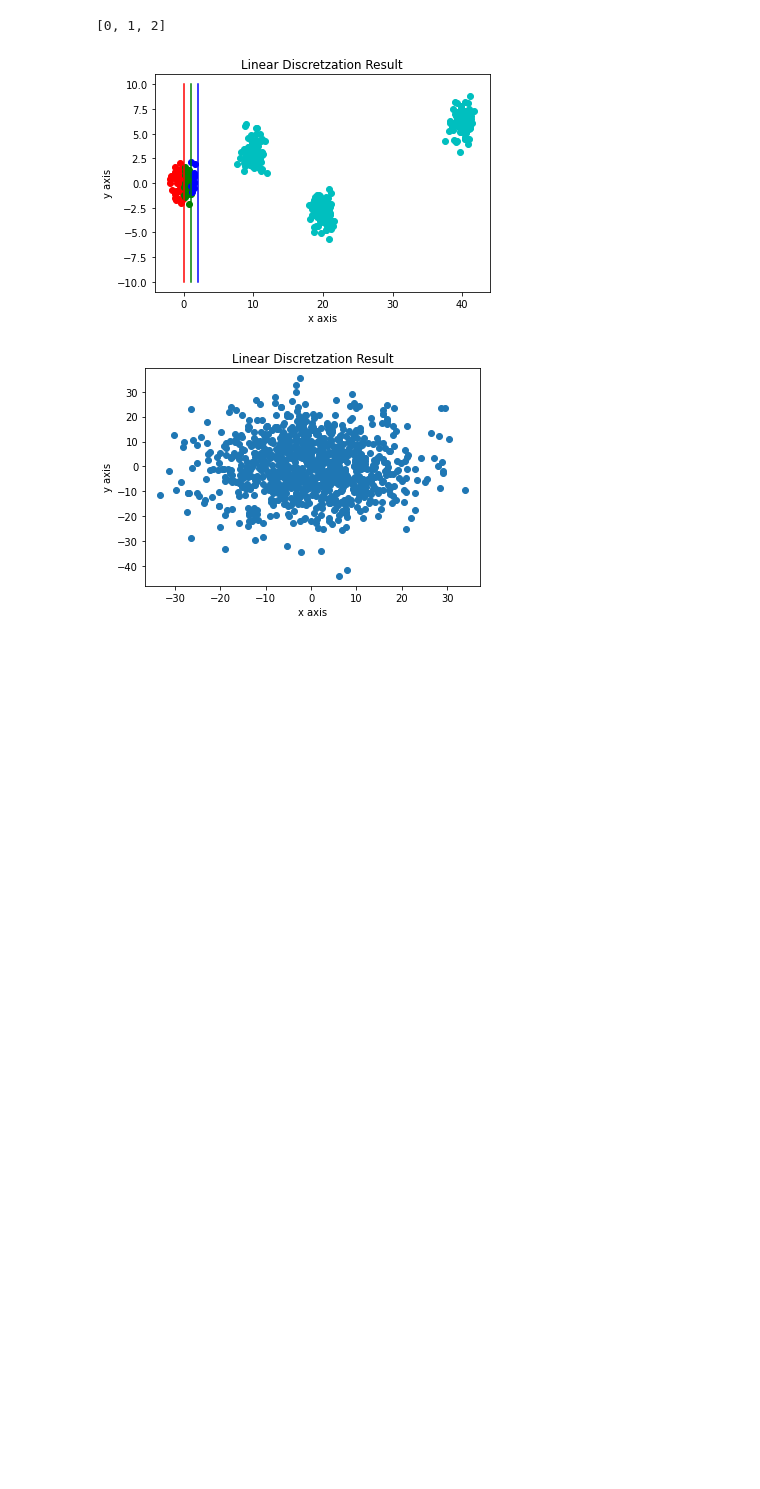
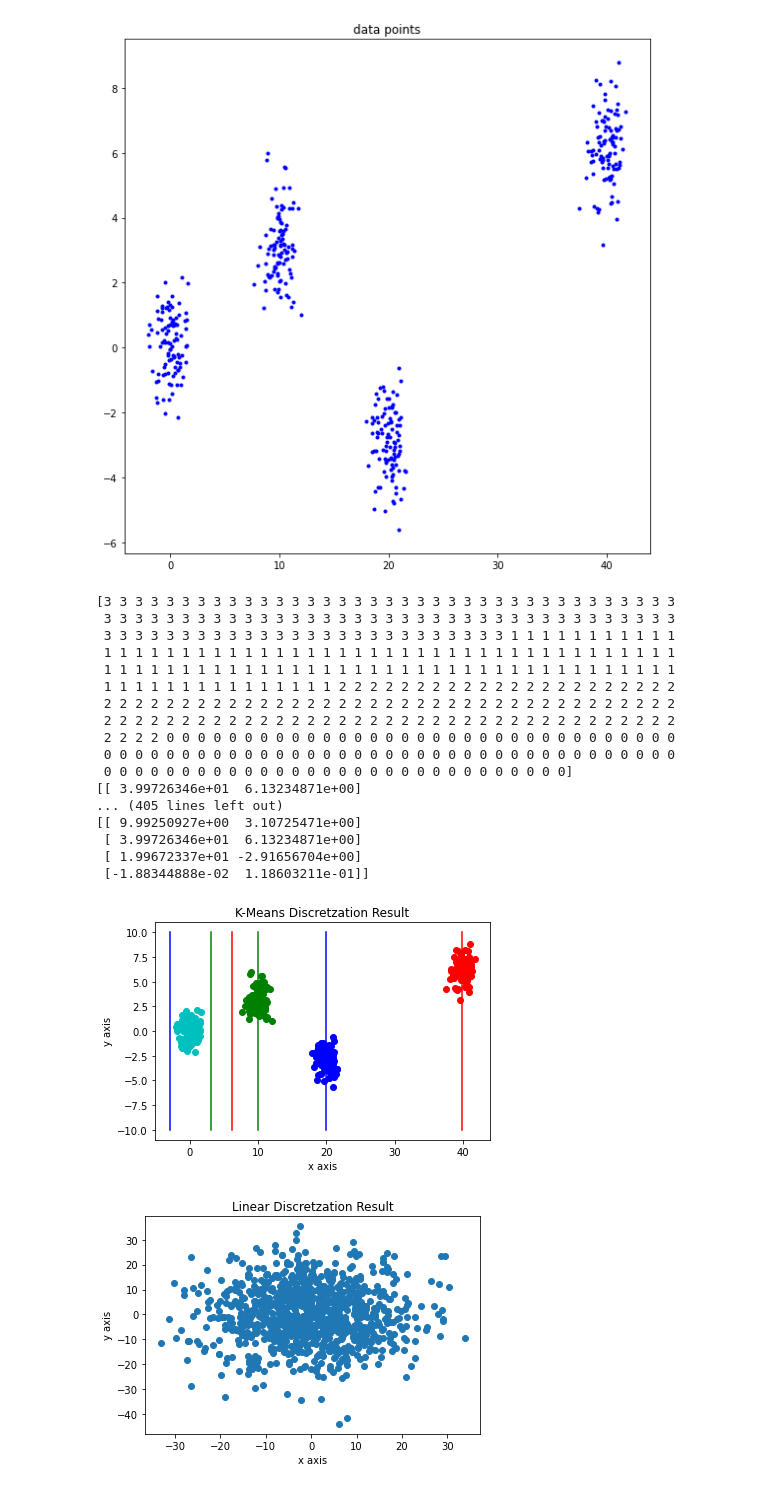
Before and after one commit to ChongHyeonKim/ChongHyeonKim, a Jupyter notebook: Data_Visualization_Homework_1.ipynb, the cells around one changed output. Saved outputs shown, nothing was run; the diff lists cells and outputs as text; code cells hidden in the pictures; blank space fills up the shorter version.

```diff
--- a/Data_Visualization_Homework_1.ipynb
+++ b/Data_Visualization_Homework_1.ipynb
@@ -44,29 +62,74 @@ plt.show()
 # %%
 ### Problem 1-B. Implement the K-Means clustering-based discretization
 from sklearn.cluster import KMeans
 
 ####### BLANK #######
+
+plt.figure(figsize=(8,8))
+plt.plot(x, y,'.', color = 'blue')
+plt.title('data points')
+plt.tight_layout()
+plt.show()
+
+#############################
+
+#kmeans = KMeans(n_clusters = 4, init='k-means++').fit(x)
+data = np.array([x,y])
+data = np.transpose(data)
+#kmeans = KMeans(n_clusters = 4, random_state=0).fit(data)
+kmeans = KMeans(n_clusters = 4, init='k-means++').fit(data)
+print(kmeans.labels_)
+print(kmeans.cluster_centers_)
+#labels = kmeans.labels_
+#interval_values = kmeans.cluster_centers_
+
+print(data)
+print(data.shape)
+print(kmeans)
 
 #####################
 
 print(interval_values)
 labels = np.sum(np.reshape(x, [-1,1]) > np.reshape(interval_values, [1,-1]), axis=1)
 
 ### Plot...
 plt.clf()
 colors = ['r', 'g', 'b', 'c']
 for i in range(4):
-  plt.scatter(x[labels==i],y[labels==i], color=colors[i])
+  #plt.scatter(x[labels==i],y[labels==i], color=colors[i])
+  plt.scatter(x[kmeans.labels_==i],y[kmeans.labels_==i], color=colors[i])
+
+
 for i in range(3):
-  plt.plot([interval_values[i], interval_values[i]], [-10, 10], color=colors[i])
+  #plt.plot([interval_values[i], interval_values[i]], [-10, 10], color=colors[i])
+  plt.plot([kmeans.cluster_centers_[i], kmeans.cluster_centers_[i]], [-10, 10], color=colors[i])
+  #plt.plot([kmeans.cluster_centers_[i] ], [-10, 10], color=colors[i])
+
 plt.plot()
 
 plt.xlabel("x axis")
 plt.ylabel("y axis")
 plt.title("K-Means Discretzation Result")
 plt.show()
 # %% [output]
+[figure, new version]
-[0, 1, 2]
+[3 3 3 3 3 3 3 3 3 3 3 3 3 3 3 3 3 3 3 3 3 3 3 3 3 3 3 3 3 3 3 3 3 3 3 3 3
+ 3 3 3 3 3 3 3 3 3 3 3 3 3 3 3 3 3 3 3 3 3 3 3 3 3 3 3 3 3 3 3 3 3 3 3 3 3
+ 3 3 3 3 3 3 3 3 3 3 3 3 3 3 3 3 3 3 3 3 3 3 3 3 3 3 1 1 1 1 1 1 1 1 1 1 1
+ 1 1 1 1 1 1 1 1 1 1 1 1 1 1 1 1 1 1 1 1 1 1 1 1 1 1 1 1 1 1 1 1 1 1 1 1 1
+ 1 1 1 1 1 1 1 1 1 1 1 1 1 1 1 1 1 1 1 1 1 1 1 1 1 1 1 1 1 1 1 1 1 1 1 1 1
+ 1 1 1 1 1 1 1 1 1 1 1 1 1 1 1 2 2 2 2 2 2 2 2 2 2 2 2 2 2 2 2 2 2 2 2 2 2
+ 2 2 2 2 2 2 2 2 2 2 2 2 2 2 2 2 2 2 2 2 2 2 2 2 2 2 2 2 2 2 2 2 2 2 2 2 2
+ 2 2 2 2 2 2 2 2 2 2 2 2 2 2 2 2 2 2 2 2 2 2 2 2 2 2 2 2 2 2 2 2 2 2 2 2 2
+ 2 2 2 2 0 0 0 0 0 0 0 0 0 0 0 0 0 0 0 0 0 0 0 0 0 0 0 0 0 0 0 0 0 0 0 0 0
+ 0 0 0 0 0 0 0 0 0 0 0 0 0 0 0 0 0 0 0 0 0 0 0 0 0 0 0 0 0 0 0 0 0 0 0 0 0
+ 0 0 0 0 0 0 0 0 0 0 0 0 0 0 0 0 0 0 0 0 0 0 0 0 0 0 0 0 0 0]
+[[ 3.99726346e+01  6.13234871e+00]
+... (405 lines left out)
+[[ 9.99250927e+00  3.10725471e+00]
+ [ 3.99726346e+01  6.13234871e+00]
+ [ 1.99672337e+01 -2.91656704e+00]
+ [-1.88344888e-02  1.18603211e-01]]
-[figure, old version]
+[figure, added]
 # %%
 ### Problem 2. Various Distribution
```
Also changed, not shown: parts of 4 cells of this notebook.
